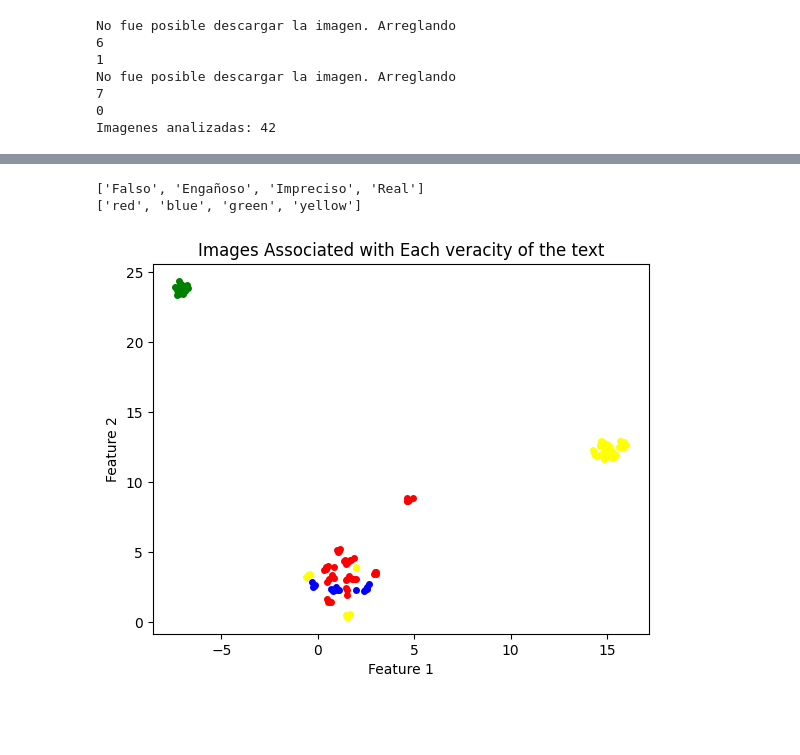
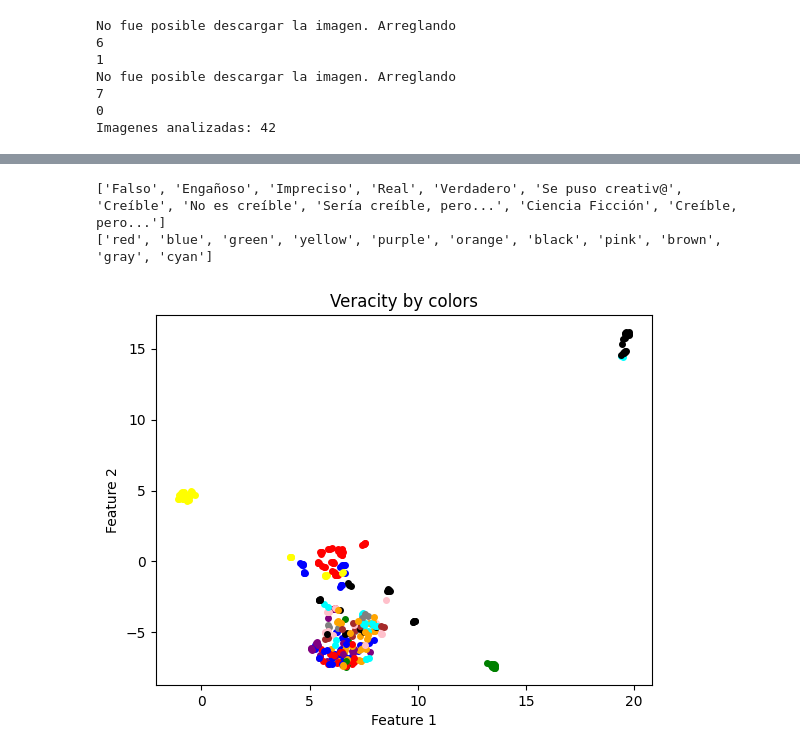
Before and after one commit to MolodyGs/Multimodal-News-Data-Collection, a Jupyter notebook: src/models/image_model.ipynb, the cells around one changed output, grey strips where cells are left out. Cells and saved outputs as stored; diff of their text form; code cells hidden in the pictures; blank space fills up the shorter version.

Commit message:
feat: add data from "fact checking UC" for hybrid modeling

```diff
--- a/src/models/image_model.ipynb
+++ b/src/models/image_model.ipynb
@@ -97,3 +97,11 @@ No fue posible descargar la imagen. Arreglando
 7
 0
 Imagenes analizadas: 42
+# %%
+# Obtiene datos de fact checking
+json_data = {}
+
+with open("../fact_checking_data/fact_checking_data_extracted_141124.json", 'r', encoding='utf-8') as file:
+    json_data = json.load(file)
+
+json_data_fact_checking = check_images(json_data["pages"], "images")
@@ -112,5 +134,4 @@ with torch.no_grad():
 # %%
-
 #Estructura de datos para guardar las relaciones entre las imagenes y las noticias
 relationships = []
 image_relationships = []
@@ -124,6 +145,11 @@ for page in json_data_fast_check_2_fixed["pages"]:
     for image in page["images"]:
         image_relationships.append({"image": image, "page": page})
 
+for page in json_data_fact_checking["pages"]:
+    relationships.append(len(page["images"]))
+    for image in page["images"]:
+        image_relationships.append({"image": image, "page": page})
+
 #Crea una lista de cluster para luego visualizar que imagen pertenece a que noticia.
 amount = 0
 cluster_relationships = []
@@ -133,3 +159,5 @@ for index, relation in enumerate(relationships):
         continue
     for i in range(relation):
         cluster_relationships.append(index)
+
+print(len(relationships))
@@ -136,20 +166,28 @@ for index, relation in enumerate(relationships):
 # %%
-image_embeddings_1st = torch.load('1st_image_embeddings.pt')
-image_embeddings_2nd = torch.load('2nd_image_embeddings.pt')
-text_embeddings_1st = torch.load('1st_text_embeddings.pt')
-text_embeddings_2nd = torch.load('2nd_text_embeddings.pt')
+image_embeddings_1st = torch.load('./embeddings/1st_image_embeddings.pt')
+image_embeddings_2nd = torch.load('./embeddings/2nd_image_embeddings.pt')
+text_embeddings_1st = torch.load('./embeddings/1st_text_embeddings.pt')
+text_embeddings_2nd = torch.load('./embeddings/2nd_text_embeddings.pt')
+image_embeddings_fact_checking = torch.load('./embeddings/fact_checking_image_embeddings.pt')
+text_embeddings_fact_checking = torch.load('./embeddings/fact_checking_text_embeddings.pt')
+
+
+print(len(text_embeddings_1st))
+print(len(text_embeddings_2nd))
+print(len(text_embeddings_fact_checking))
 
 #Texto
 text_embeddings_1st = torch.from_numpy(text_embeddings_1st).float()
 text_embeddings_2nd = torch.from_numpy(text_embeddings_2nd).float()
-hybrid_text_embeddings = torch.cat((text_embeddings_1st, text_embeddings_2nd), dim=0)
+text_embeddings_fact_checking = torch.from_numpy(text_embeddings_fact_checking).float()
+hybrid_text_embeddings = torch.cat((text_embeddings_1st, text_embeddings_2nd, text_embeddings_fact_checking), dim=0)
 hybrid_text_embeddings = torch.cat(
     [hybrid_text_embeddings[i].unsqueeze(0).repeat(n, 1) for i, n in enumerate(relationships) if n != 0],
     dim=0
 )
 
 #Images
-hybrid_image_embeddings = torch.cat((image_embeddings_1st, image_embeddings_2nd), dim=0)
+hybrid_image_embeddings = torch.cat((image_embeddings_1st, image_embeddings_2nd, image_embeddings_fact_checking), dim=0)
 
 #Concatenación
 print(hybrid_text_embeddings.shape)
@@ -166,7 +209,7 @@ torch.Size([118, 1280])
 umap_model= UMAP(n_components=2, random_state=42)
 embeddings_2d = umap_model.fit_transform(hybrid_embeddings)
 
-clusterer = hdbscan.HDBSCAN(min_cluster_size=3, min_samples=2, cluster_selection_epsilon=1.4)
+clusterer = hdbscan.HDBSCAN(min_cluster_size=3, min_samples=3, cluster_selection_epsilon=1.40)
 cluster_labels = clusterer.fit_predict(embeddings_2d)
 
 plt.scatter(embeddings_2d[:, 0], embeddings_2d[:, 1], c=cluster_labels, cmap='viridis', s=10)
@@ -307,27 +347,27 @@ dict_keys(['newscast', 'title', 'description', 'date', 'link', 'image', 'author'
 # %%
 labels = []
 labels_index = []
 labels_relation = []
-colors = ['red', 'blue', 'green', 'yellow']
+colors = ['red', 'blue', 'green', 'yellow', 'purple', 'orange', 'black', 'pink', 'brown', 'gray', 'cyan']
 
 for image in image_relationships:
     labels_relation.append(image["page"]["veracity"])
     if image["page"]["veracity"] not in labels:
         labels.append(image["page"]["veracity"])
     labels_index.append(labels.index(image["page"]["veracity"]))
 
 print(labels)
 print(colors)
 
 for i in range(len(embeddings_2d)):
     color = colors[labels.index(labels_relation[i])]
     plt.plot(embeddings_2d[:, 0][i], embeddings_2d[:, 1][i], marker='o', linestyle='', label=labels_relation[i], ms=4, color=color)
 
-plt.title('Images Associated with Each veracity of the text')
+plt.title('Veracity by Colors')
 plt.xlabel('Feature 1')
 plt.ylabel('Feature 2')
 plt.show()
 # %% [output]
-['Falso', 'Engañoso', 'Impreciso', 'Real']
-['red', 'blue', 'green', 'yellow']
+['Falso', 'Engañoso', 'Impreciso', 'Real', 'Verdadero', 'Se puso creativ@', 'Creíble', 'No es creíble', 'Sería creíble, pero...', 'Ciencia Ficción', 'Creíble, pero...']
+['red', 'blue', 'green', 'yellow', 'purple', 'orange', 'black', 'pink', 'brown', 'gray', 'cyan']
-[figure, old version]
+[figure, new version]
```
Also changed, not shown: parts of 9 cells of this notebook.
